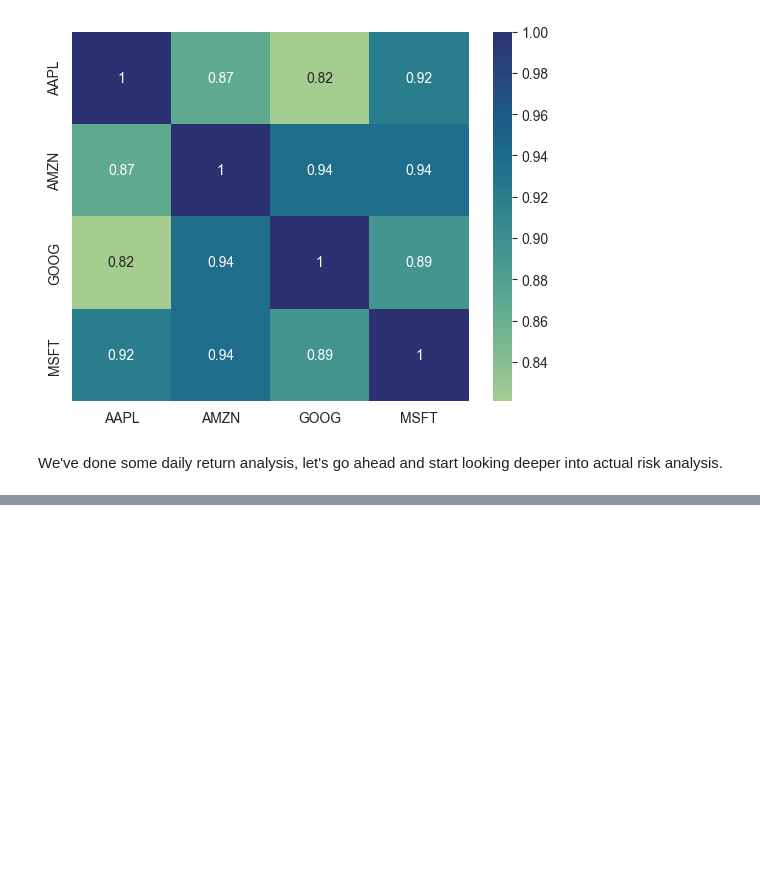
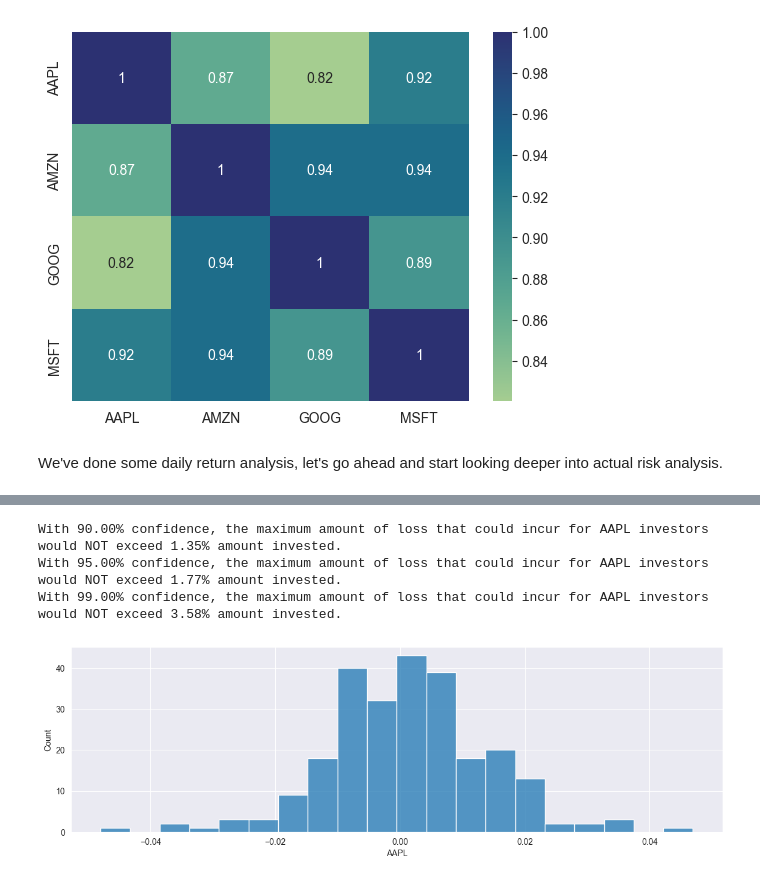
Before and after one commit to kellyle404/Risk_analysis_tech_stocks, a Jupyter notebook: finance.ipynb, the cells around one changed output, grey strips where cells are left out. Saved outputs shown, nothing was run; the diff lists cells and outputs as text; code cells hidden in the pictures; blank space fills up the shorter version.

```diff
--- a/finance.ipynb
+++ b/finance.ipynb
@@ -237,0 +302,22 @@ We've done some daily return analysis, let's go ahead and start looking deeper i
+# %%
+def VaR(company):
+    confidence = [0.1, 0.05, 0.01]
+    exacts = []
+    for i in confidence:
+        pc = all_returns[company].quantile(i)
+        nearest_higher = all_returns.loc[all_returns[company] < pc, company].sort_values(ascending = False).iloc[0]
+        print(f'With {(1-i)*100:.2f}% confidence, the maximum amount of loss that could incur for {company} investors would NOT exceed {-nearest_higher*100:.2f}% amount invested.')
+        exacts.append({
+            'Confidence': f'{i*100:.0f}%',
+            'Value': pc,
+            'Nearest higher': nearest_higher
+        })
+    plt.figure(figsize = (14, 4), color = )
+    sns.histplot(data = all_returns[company])
+
+VaR('AAPL')
+# %% [output]
+With 90.00% confidence, the maximum amount of loss that could incur for AAPL investors would NOT exceed 1.35% amount invested.
+With 95.00% confidence, the maximum amount of loss that could incur for AAPL investors would NOT exceed 1.77% amount invested.
+With 99.00% confidence, the maximum amount of loss that could incur for AAPL investors would NOT exceed 3.58% amount invested.
+[figure, added]
```
Also changed, not shown: parts of 14 cells of this notebook.
